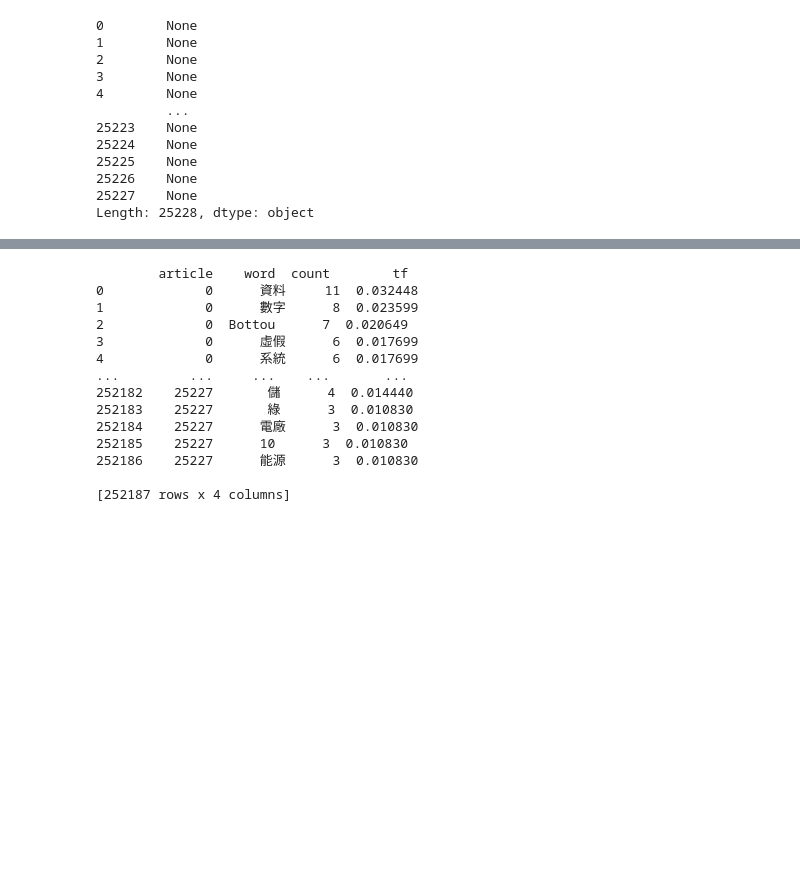
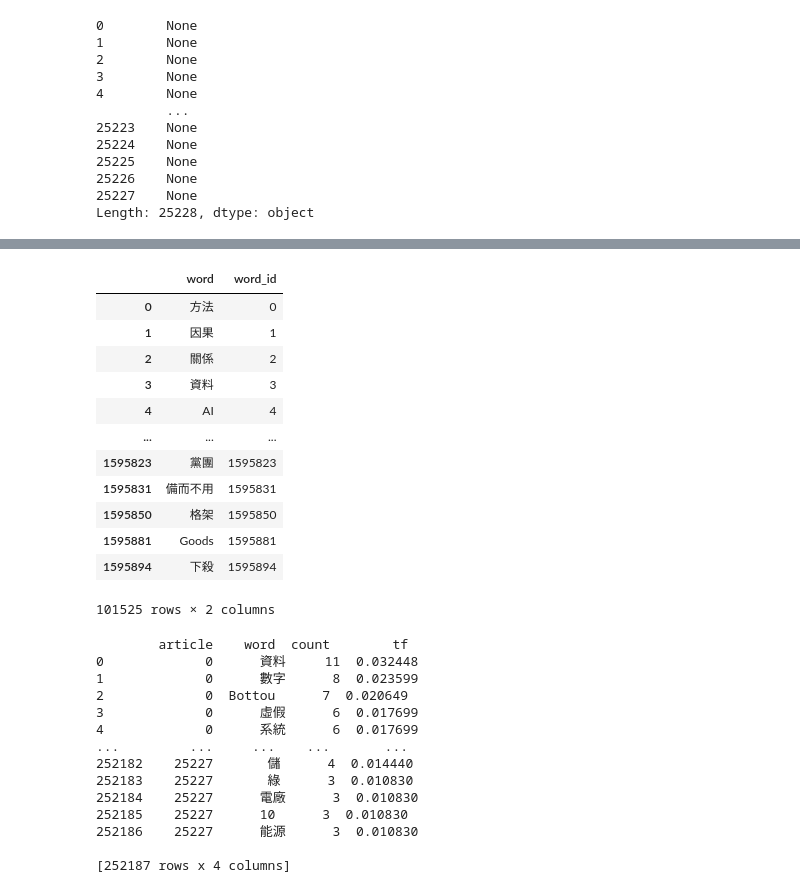
Before and after one commit to tony13382/202307_trello_finder, a Jupyter notebook: docs/檔案轉換與資料測試/5. TF 字典編撰.ipynb, the cells around one changed output, grey strips where cells are left out. Saved outputs shown, nothing was run; the diff lists cells and outputs as text; code cells hidden in the pictures; blank space fills up the shorter version.

```diff
--- a/docs/檔案轉換與資料測試/5. TF 字典編撰.ipynb
+++ b/docs/檔案轉換與資料測試/5. TF 字典編撰.ipynb
@@ -153,0 +183,22 @@ dfr
+# %%
+# 假设你已经有了名为word_count_df的DataFrame，其中包含word列和其他列
+# 使用drop_duplicates方法获取word列的不重複值
+unique_words_df = dfr[['word']].drop_duplicates()
+# %%
+unique_words_df["word_id"] = unique_words_df.index
+# %%
+unique_words_df
+# %% [output]
+|  | word | word_id |
+| 0 | 方法 | 0 |
+| 1 | 因果 | 1 |
+| 2 | 關係 | 2 |
+| 3 | 資料 | 3 |
+| 4 | AI | 4 |
+| ... | ... | ... |
+| 1595823 | 黨團 | 1595823 |
+| 1595831 | 備而不用 | 1595831 |
+| 1595850 | 格架 | 1595850 |
+| 1595881 | Goods | 1595881 |
+| 1595894 | 下殺 | 1595894 |
+101525 rows × 2 columns
```
Also changed, not shown: parts of 21 cells of this notebook, 2 other files.
